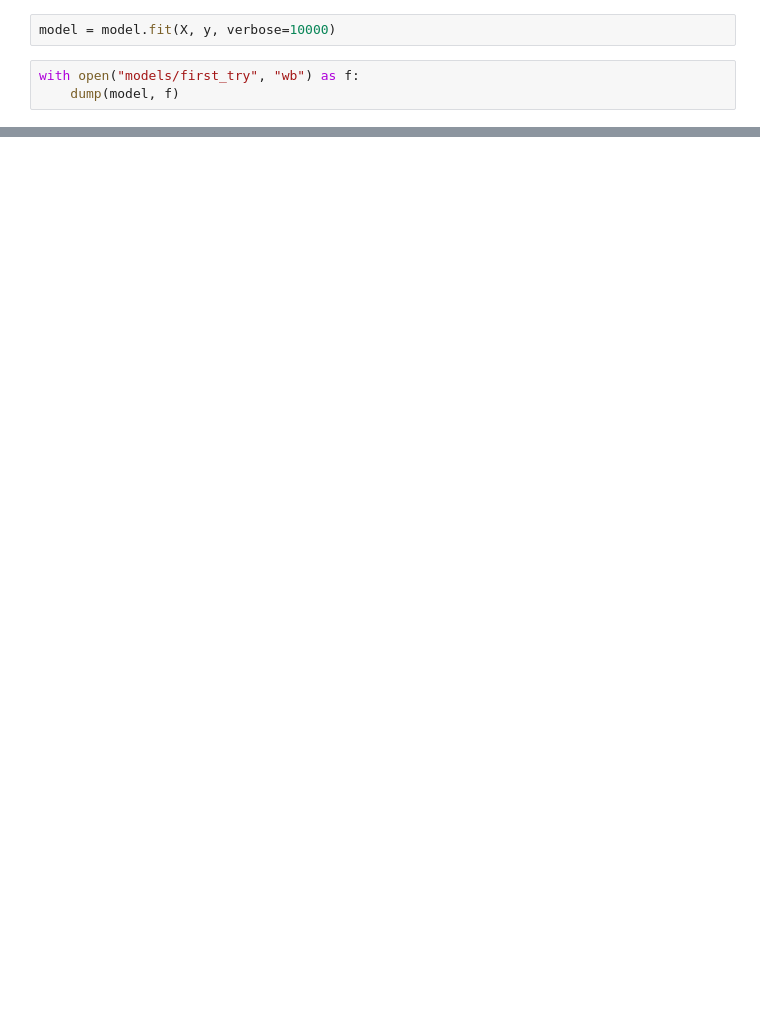
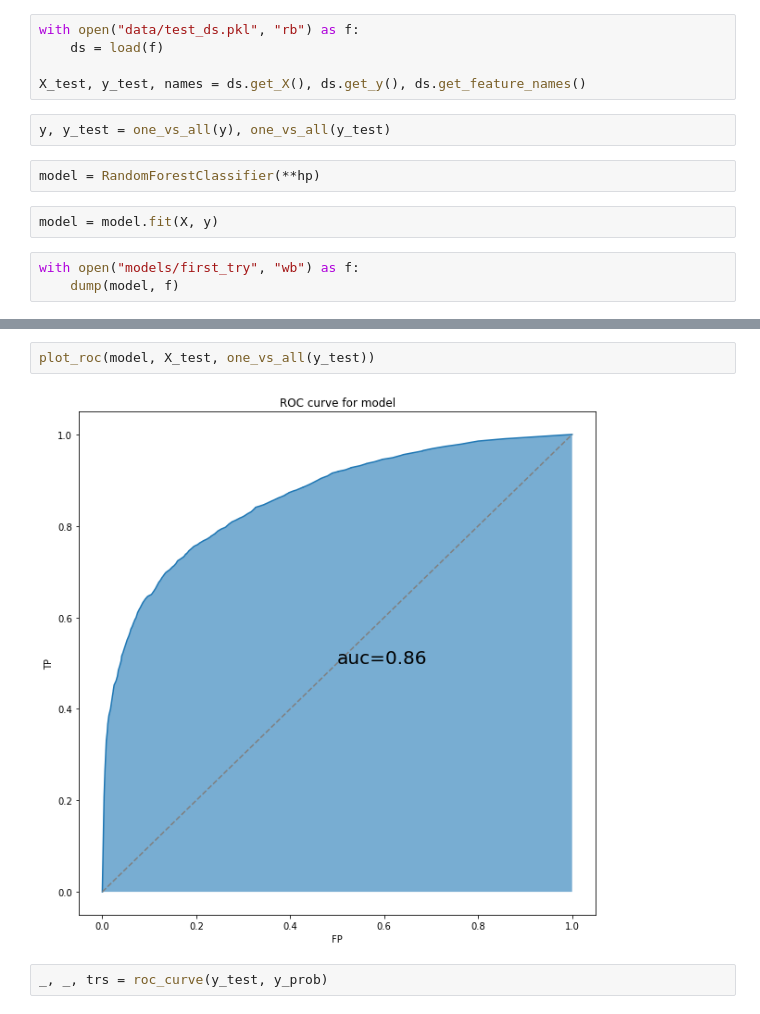
Before and after one commit to finitearth/DataExploration, a Jupyter notebook: train.ipynb, the cells around one changed output, grey strips where cells are left out. Drawn from its saved outputs; the diff is of its cells as text; blank space fills up the shorter version.

```diff
--- a/train.ipynb
+++ b/train.ipynb
@@ -18,5 +19,14 @@ model = xgb.XGBClassifier(objective="multi:softmax")
+# %%
+with open("data/test_ds.pkl", "rb") as f:
+    ds = load(f)
+
+X_test, y_test, names = ds.get_X(), ds.get_y(), ds.get_feature_names()
+# %%
+y, y_test = one_vs_all(y), one_vs_all(y_test)
+# %%
+model = RandomForestClassifier(**hp)
 # %%
-model = model.fit(X, y, verbose=10000)
+model = model.fit(X, y)
 # %%
 with open("models/first_try", "wb") as f:
     dump(model, f)
@@ -22,0 +77,6 @@ with open("models/first_try", "wb") as f:
+# %%
+plot_roc(model, X_test, one_vs_all(y_test))
+# %% [output]
+[figure, added]
+# %%
+_, _, trs = roc_curve(y_test, y_prob)
```
Also changed, not shown: parts of 8 cells of this notebook, 5 other files.
